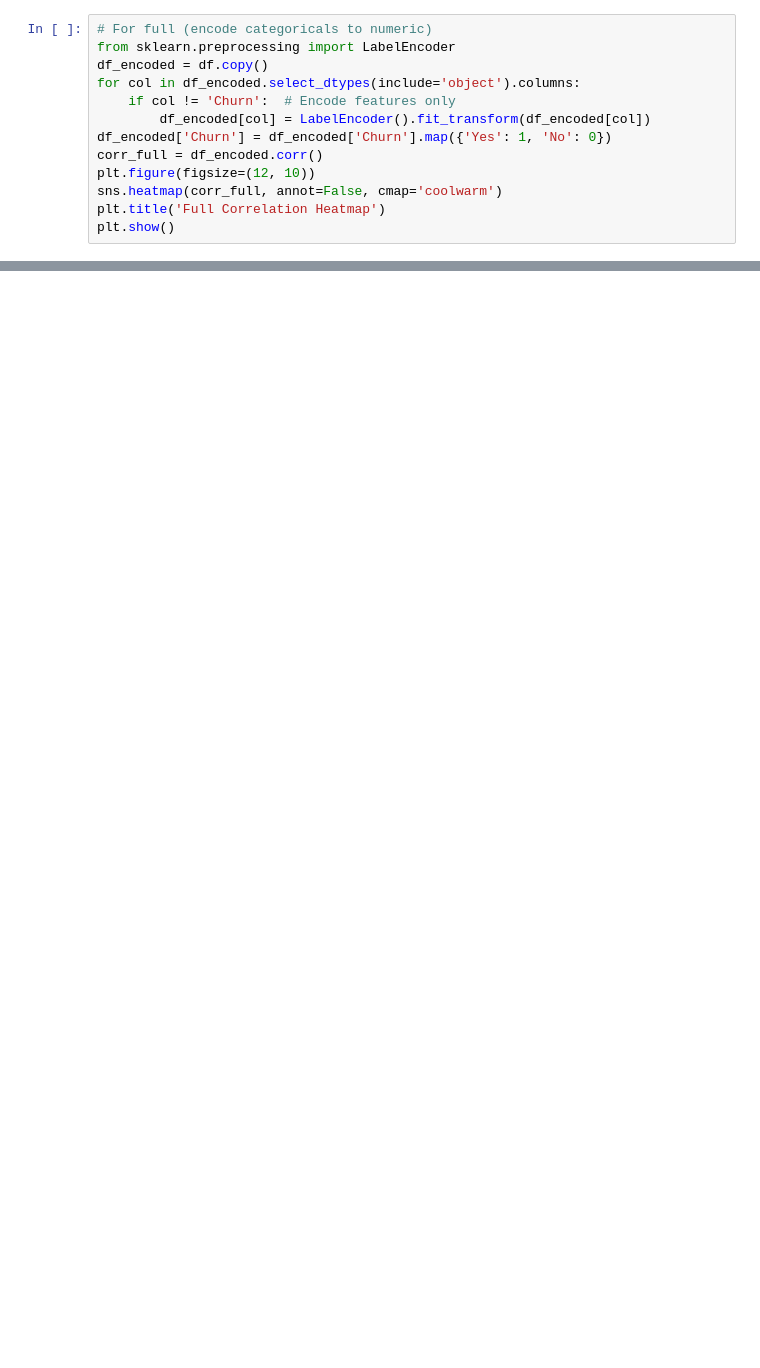
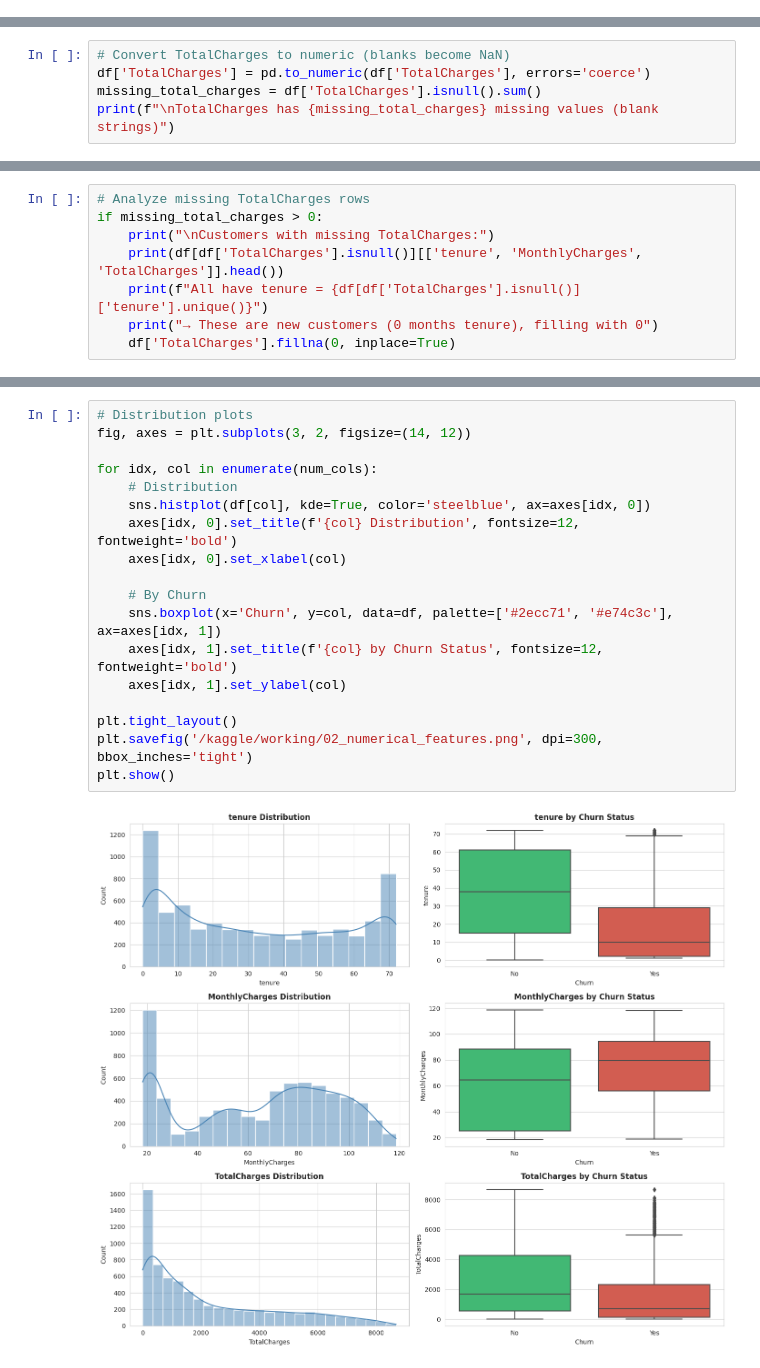
Before and after one commit to senadhi-Thimanya/Telco-Churn-Binary-Classification, a Jupyter notebook: telco.ipynb, the cells around one changed output, grey strips where cells are left out. Cells and saved outputs as stored; diff of their text form; blank space fills up the shorter version.

Commit message:
Kaggle Notebook | telco-eda | Version 3

```diff
--- a/telco.ipynb
+++ b/telco.ipynb
@@ -179,13 +0,0 @@ plt.show()
-# %%
-# For full (encode categoricals to numeric)
-from sklearn.preprocessing import LabelEncoder
-df_encoded = df.copy()
-for col in df_encoded.select_dtypes(include='object').columns:
-    if col != 'Churn':  # Encode features only
-        df_encoded[col] = LabelEncoder().fit_transform(df_encoded[col])
-df_encoded['Churn'] = df_encoded['Churn'].map({'Yes': 1, 'No': 0})
-corr_full = df_encoded.corr()
-plt.figure(figsize=(12, 10))
-sns.heatmap(corr_full, annot=False, cmap='coolwarm')
-plt.title('Full Correlation Heatmap')
-plt.show()
@@ -211,0 +62,5 @@ Insights: Clear separations in tenure/charges by churn
+# %%
+# Convert TotalCharges to numeric (blanks become NaN)
+df['TotalCharges'] = pd.to_numeric(df['TotalCharges'], errors='coerce')
+missing_total_charges = df['TotalCharges'].isnull().sum()
+print(f"\nTotalCharges has {missing_total_charges} missing values (blank strings)")
@@ -211,0 +69,8 @@ Insights: Clear separations in tenure/charges by churn
+# %%
+# Analyze missing TotalCharges rows
+if missing_total_charges > 0:
+    print("\nCustomers with missing TotalCharges:")
+    print(df[df['TotalCharges'].isnull()][['tenure', 'MonthlyCharges', 'TotalCharges']].head())
+    print(f"All have tenure = {df[df['TotalCharges'].isnull()]['tenure'].unique()}")
+    print("→ These are new customers (0 months tenure), filling with 0")
+    df['TotalCharges'].fillna(0, inplace=True)
@@ -211,0 +160,20 @@ Insights: Clear separations in tenure/charges by churn
+# %%
+# Distribution plots
+fig, axes = plt.subplots(3, 2, figsize=(14, 12))
+
+for idx, col in enumerate(num_cols):
+    # Distribution
+    sns.histplot(df[col], kde=True, color='steelblue', ax=axes[idx, 0])
+    axes[idx, 0].set_title(f'{col} Distribution', fontsize=12, fontweight='bold')
+    axes[idx, 0].set_xlabel(col)
+
+    # By Churn
+    sns.boxplot(x='Churn', y=col, data=df, palette=['#2ecc71', '#e74c3c'], ax=axes[idx, 1])
+    axes[idx, 1].set_title(f'{col} by Churn Status', fontsize=12, fontweight='bold')
+    axes[idx, 1].set_ylabel(col)
+
+plt.tight_layout()
+plt.savefig('/kaggle/working/02_numerical_features.png', dpi=300, bbox_inches='tight')
+plt.show()
+# %% [output]
+[figure, added]
```
Also changed, not shown: parts of 61 cells of this notebook.
